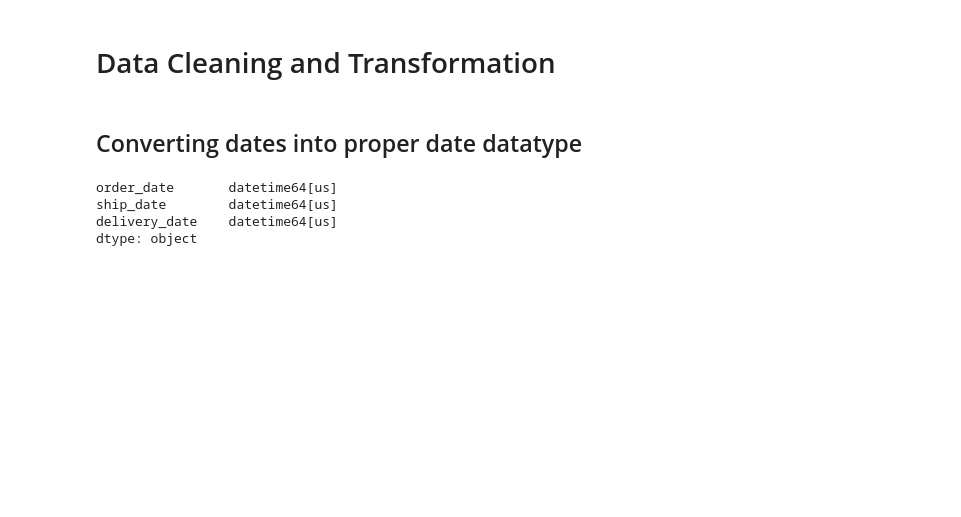
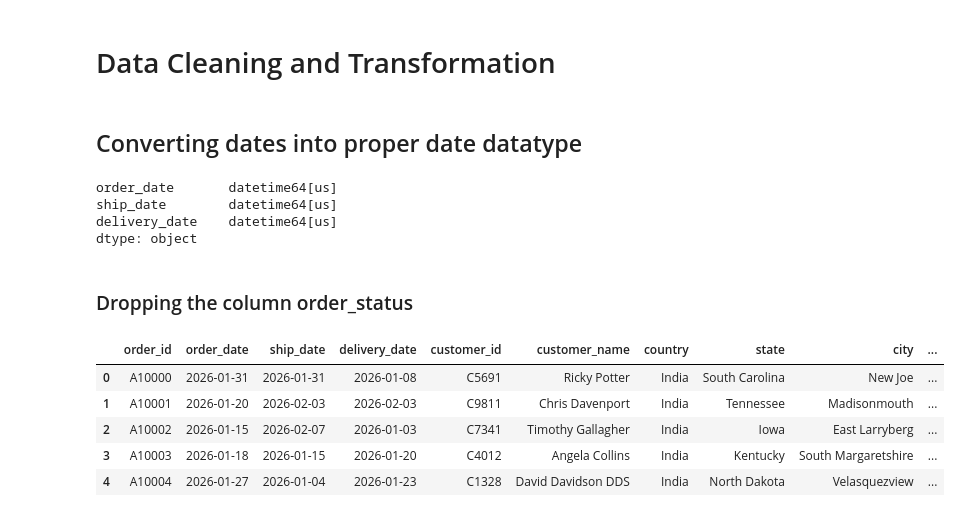
Before and after one commit to DineshKarki10/ecommerce-etl-pipeline, a Jupyter notebook: notebooks/etl_pipeline.ipynb, the cells around one changed output. Saved outputs shown, nothing was run; the diff lists cells and outputs as text; code cells hidden in the pictures; blank space fills up the shorter version.

```diff
--- a/notebooks/etl_pipeline.ipynb
+++ b/notebooks/etl_pipeline.ipynb
@@ -198,3 +198,15 @@ order_date       datetime64[us]
 ship_date        datetime64[us]
 delivery_date    datetime64[us]
 dtype: object
+# %% [markdown]
+### Dropping the column order_status
+# %%
+df = df.drop(columns=['order_status'])
+df.head()
+# %% [output]
+|  | order_id | order_date | ship_date | delivery_date | customer_id | customer_name | country | state | city | ... |
+| 0 | A10000 | 2026-01-31 | 2026-01-31 | 2026-01-08 | C5691 | Ricky Potter | India | South Carolina | New Joe | ... |
+| 1 | A10001 | 2026-01-20 | 2026-02-03 | 2026-02-03 | C9811 | Chris Davenport | India | Tennessee | Madisonmouth | ... |
+| 2 | A10002 | 2026-01-15 | 2026-02-07 | 2026-01-03 | C7341 | Timothy Gallagher | India | Iowa | East Larryberg | ... |
+| 3 | A10003 | 2026-01-18 | 2026-01-15 | 2026-01-20 | C4012 | Angela Collins | India | Kentucky | South Margaretshire | ... |
+| 4 | A10004 | 2026-01-27 | 2026-01-04 | 2026-01-23 | C1328 | David Davidson DDS | India | North Dakota | Velasquezview | ... |
```
Also changed, not shown: parts of 3 cells of this notebook.
